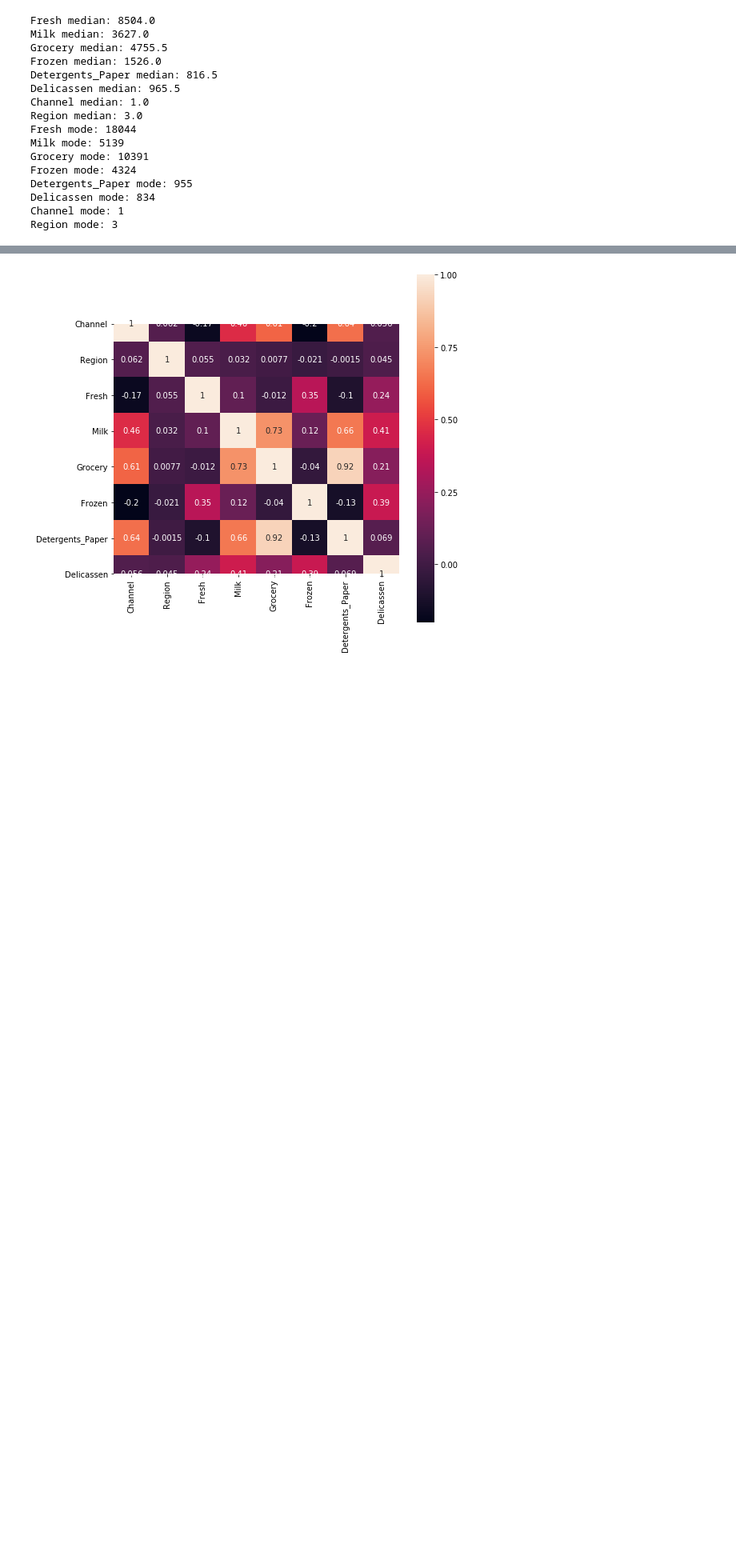
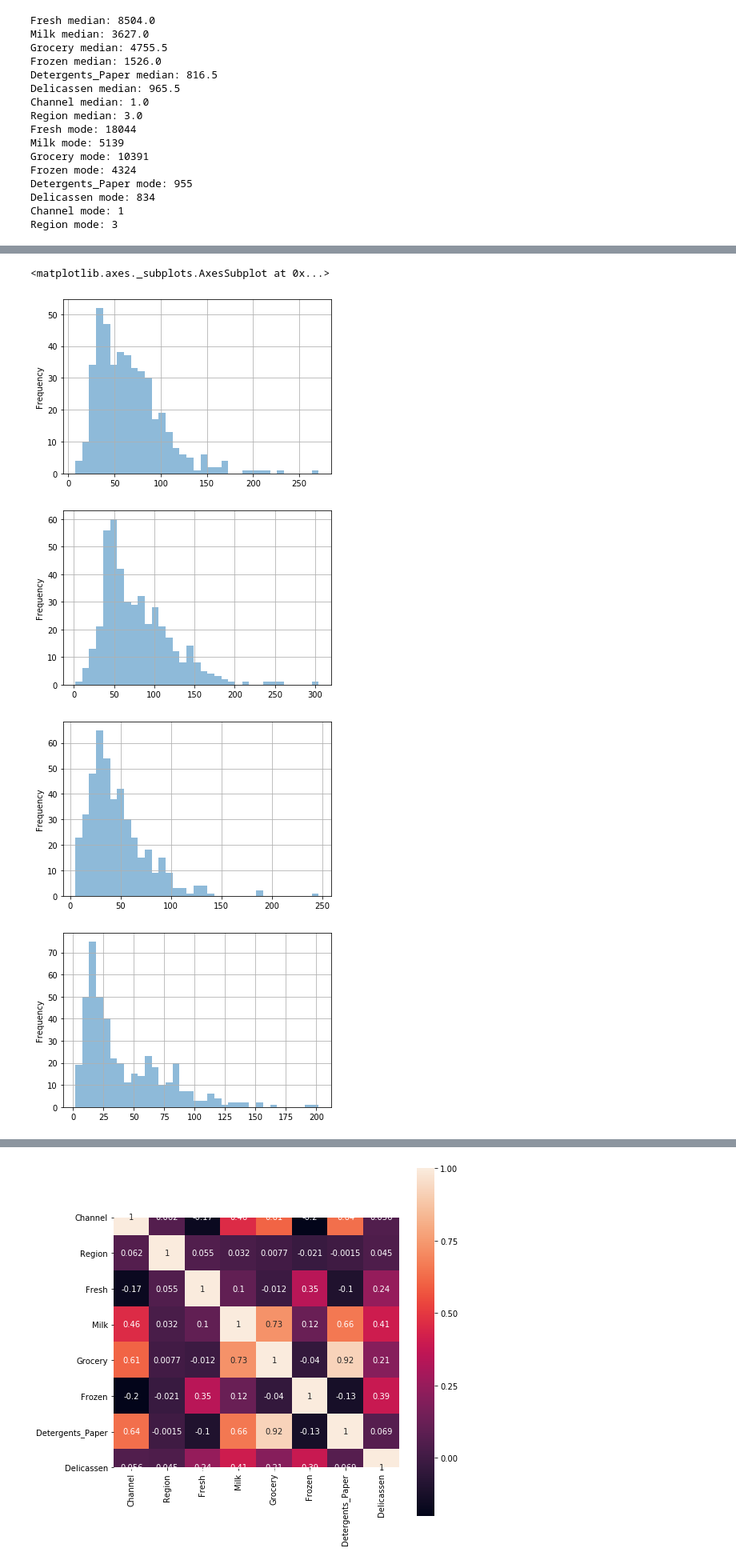
Before and after one commit to ironhack-datalabs/datamad0819, a Jupyter notebook: module-3/lab-unsupervised-learning/your-code/main.ipynb, the cells around one changed output, grey strips where cells are left out. Shown at 80% size. Saved outputs shown, nothing was run; the diff lists cells and outputs as text; code cells hidden in the pictures; blank space fills up the shorter version.

```diff
--- a/module-3/lab-unsupervised-learning/your-code/main.ipynb
+++ b/module-3/lab-unsupervised-learning/your-code/main.ipynb
@@ -205,0 +185,53 @@ Region Kurtosis: -0.1125822676776278
+# %%
+fresh_arr = np.array(customers['Fresh'])
+fresh_df = pd.DataFrame(fresh_arr)
+fresh_df_pow = fresh_df.apply(np.sqrt) # Fit a normal distribution to the data
+#param = stats.norm.fit(fresh_df_pow)
+#x = np.linspace(0, 20, 100)
+#pdf_fitted = stats.norm.pdf(x, *param)
+#fresh_df_pow.plot.hist(alpha=0.5, bins=35, grid=True, legend=None)
+#plt.plot(x, pdf_fitted, color='r')
+
+milk_arr = np.array(customers['Milk'])
+milk_df = pd.DataFrame(milk_arr)
+milk_df_pow = milk_df.apply(np.sqrt)
+milk_df_pow.plot.hist(alpha=0.5, bins=35, grid=True, legend=None)
+
+
+grocery_arr = np.array(customers['Grocery'])
+grocery_df = pd.DataFrame(grocery_arr)
+grocery_df_pow = grocery_df.apply(np.sqrt)
+grocery_df_pow.plot.hist(alpha=0.5, bins=35, grid=True, legend=None)
+
+
+frozen_arr = np.array(customers['Frozen'])
+frozen_df = pd.DataFrame(frozen_arr)
+frozen_df_pow = frozen_df.apply(np.sqrt)
+frozen_df_pow.plot.hist(alpha=0.5, bins=35, grid=True, legend=None)
+
+
+detergentsPaper_arr = np.array(customers['Detergents_Paper'])
+detergentsPaper_df = pd.DataFrame(detergentsPaper_arr)
+detergentsPaper_df_pow = detergentsPaper_df.apply(np.sqrt)
+detergentsPaper_df_pow.plot.hist(alpha=0.5, bins=35, grid=True, legend=None)
+
+
+delicassen_arr = np.array(customers['Delicassen'])
+delicassen_df = pd.DataFrame(delicassen_arr)
+delicassen_df_pow = delicassen_df.apply(np.sqrt)
+delicassen_df_pow.plot.hist(alpha=0.5, bins=35, grid=True, legend=None)
+
+
+#channel_arr = np.array(customers['Channel'])   # Not enough values
+#channel_df = pd.DataFrame(channel_arr)
+#channel_df.plot.hist(alpha=0.5, bins=15, grid=True, legend=None)
+
+#region_arr = np.array(customers['Region'])   # Not enough values
+#region_df = pd.DataFrame(region_arr)
+#region_df.plot.hist(alpha=0.5, bins=15, grid=True, legend=None)
+# %% [output]
+<matplotlib.axes._subplots.AxesSubplot at 0x...>
+[figure, added]
+[figure, added]
+[figure, added]
+[figure, added]
```
Also changed, not shown: parts of 11 cells of this notebook.
